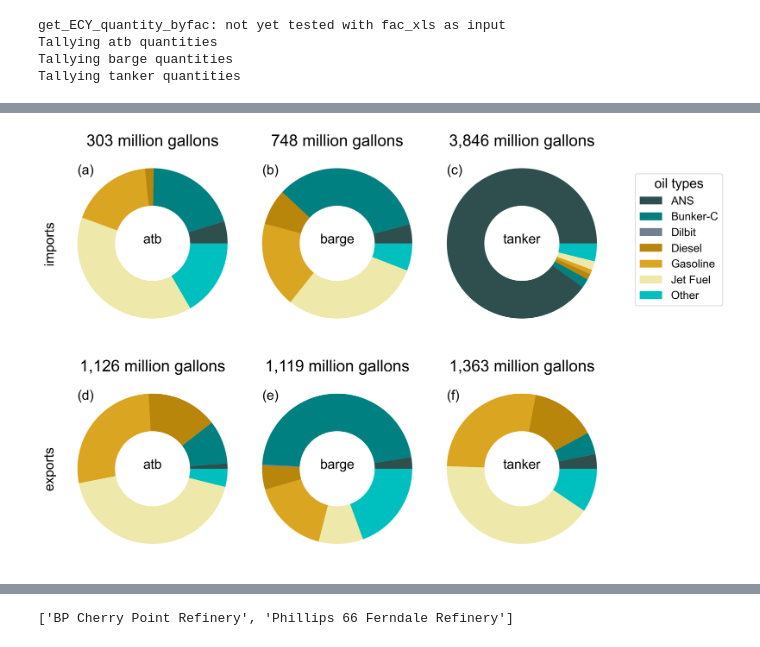
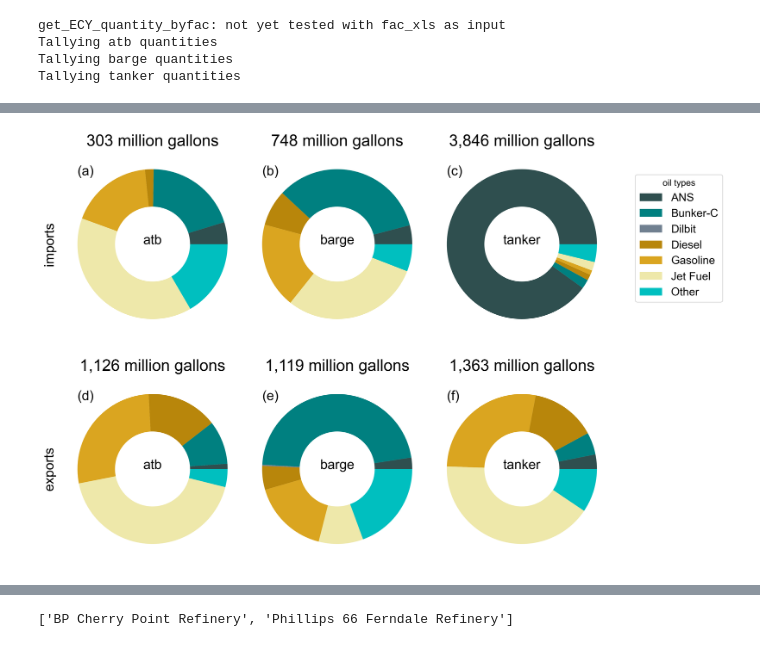
Before and after one commit to MIDOSS/MuellerEtAl_MIDOSS_paper, a Jupyter notebook: notebooks/Part1_Figure6_OilTypeDistribution.ipynb, the cells around one changed output, grey strips where cells are left out. Cells and saved outputs as stored; diff of their text form; code cells hidden in the pictures.

Commit message:
Part 1, Fig 6: Gemini assist -> more readable

```diff
--- a/notebooks/Part1_Figure6_OilTypeDistribution.ipynb
+++ b/notebooks/Part1_Figure6_OilTypeDistribution.ipynb
@@ -71,7 +70,8 @@ data_types    = ['total_gallons', 'fraction_of_total', 'number_of_transfers']
 # %%
-[exports, imports, combined]=get_ECY_quantity_byfac(
-    ecy_data,
-    fac_names,
+# Get oil transfer quantities by vessel/facility
+exports, imports, combined = get_ECY_quantity_byfac(
+    ecy_data_file,
+    fac_names_file,
     facilities='selected'
 )
 # %% [output]
@@ -148,63 +119,25 @@ plt.savefig(graphics_directory/'Part1_Figure6a_oil_distribution_liters.png')
 # %%
-fig = plt.figure()
-# to change size of subplot's
-# set height of each subplot as 8
-fig.set_figheight(10)
-# set width of each subplot as 8
-fig.set_figwidth(20)
-fig.tight_layout
-# create grid for different subplots
-spec = gridspec.GridSpec(ncols=nc, nrows=2,wspace=-.6,
-                         hspace=0.2,width_ratios=np.ones(nc),
-                         height_ratios=[1,1])
-ax={}
-for ind in np.arange(nc*2):
-    ax[ind] = fig.add_subplot(spec[ind])
+fig = plt.figure(figsize=(20, 10))
+spec = gridspec.GridSpec(ncols=nc, nrows=2, wspace=-.6, hspace=0.2)
+axes = [fig.add_subplot(spec[i]) for i in range(nc*2)]
 
-plt.rcParams['axes.titlepad'] = -18  # pad is in points...
+for j, vessel in enumerate(vessel_types):
+    plot_imports = np.array(list(imports[vessel].values()))
+    plot_exports = np.array(list(exports[vessel].values()))
+    axes[j].pie(plot_imports, wedgeprops=dict(width=0.5), labels=None, colors=oil.colors7)
+    axes[j].set_title(f'{plot_imports.sum()/1e6:,.0f} million gallons')
+    axes[j].text(0, 0, vessel, ha='center')
+    axes[j+nc].pie(plot_exports, wedgeprops=dict(width=0.5), labels=None, colors=oil.colors7)
+    axes[j+nc].set_title(f'{plot_exports.sum()/1e6:,.0f} million gallons')
+    axes[j+nc].text(0, 0, vessel, ha='center')
 
-for j,vessel in enumerate(vessel_types):
+axes[0].set_ylabel('imports')
+axes[nc].set_ylabel('exports')
+for k, label in enumerate(['(a)','(b)','(c)','(d)','(e)','(f)']):
+    axes[k].text(-1,0.92,label)
+axes[2].legend(bbox_to_anchor=(1.6, 0.9), title='oil types', labels=oil.labels)
 
-    ax[j].axis('tight')
-    ax[j+nc].axis('tight')
-
-    # create array of total oil volume by oil type for each vessel at each facility
-    plot_imports=np.array([v for v in imports[vessel].values()])
-    plot_exports=np.array([v for v in exports[vessel].values()])
-    # imports
-    ax[j].pie(
-        plot_imports,
-        wedgeprops=dict(width=0.5),
-        labels = None,
-        colors=oil.colors7
-    )
-    # exports
-    ax[j+nc].pie(
-        plot_exports,
-        wedgeprops=dict(width=0.5),
-        labels = None,
-        colors=oil.colors7
-    )
-
-    vessel = vessel_types[j]
-    ax[j].set_title(f'{plot_imports.sum()/1e6:,.0f} million gallons')
-    ax[j+nc].set_title(f'{plot_exports.sum()/1e6:,.0f} million gallons')
-    ax[j].text(0,0,vessel,ha='center')
-    ax[j+nc].text(0,0,vessel,ha='center')
-
-ax[0].set_ylabel('imports')
-ax[nc].set_ylabel('exports')
-ax[0].text(-1,0.92,'(a)')
-ax[1].text(-1,0.92,'(b)')
-ax[2].text(-1,0.92,'(c)')
-ax[nc].text(-1,0.92,'(d)')
-ax[nc+1].text(-1,0.92,'(e)')
-ax[nc+2].text(-1,0.92,'(f)')
-ax[2].legend(
-    bbox_to_anchor=(1.6, 0.9),
-    title='oil types',
-    labels = oil.labels
-)
-plt.savefig(graphics_directory/'Part1_Figure6a_oil_distribution_gallons.png')
+plt.savefig(graphics_dir/'Part1_Figure6a_oil_distribution_gallons.png')
+#plt.close()
 # %% [output]
-[figure, old version]
+[figure, new version]
```
Also changed, not shown: parts of 22 cells of this notebook.
